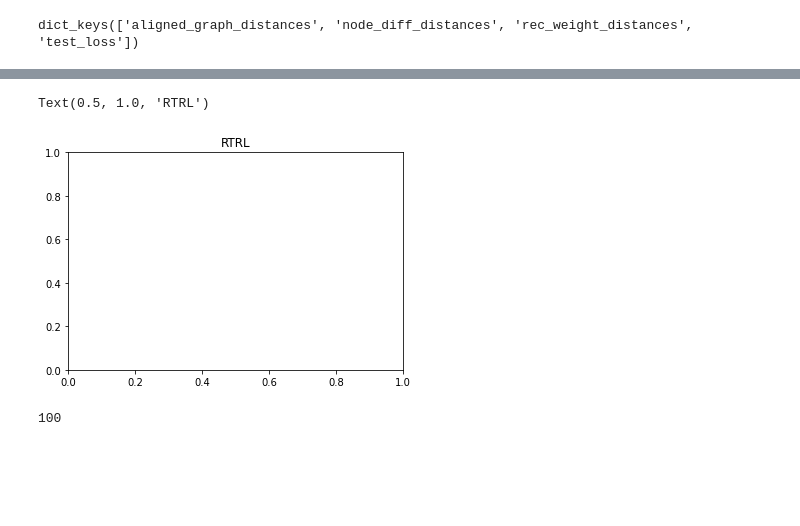
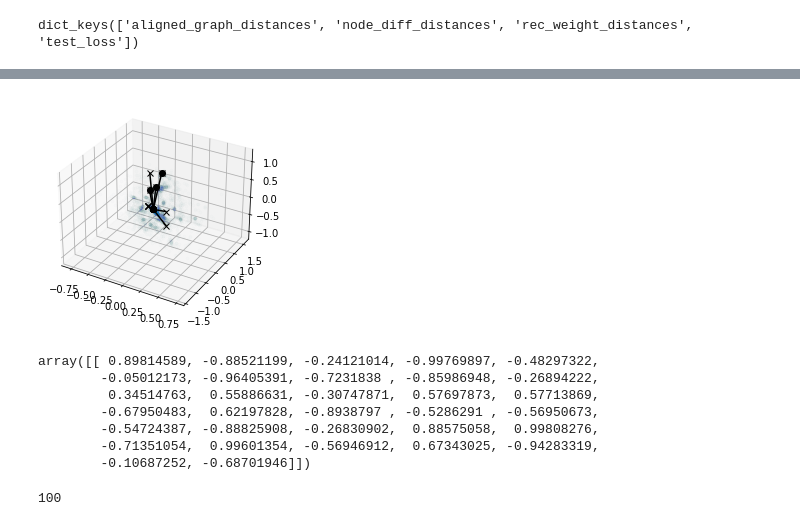
Before and after one commit to omarschall/learning-dynamics, a Jupyter notebook: notebooks/dynamics_training_run.ipynb, the cells around one changed output, grey strips where cells are left out. Drawn from its saved outputs; the diff is of its cells as text; code cells hidden in the pictures; blank space fills up the shorter version.

```diff
--- a/notebooks/dynamics_training_run.ipynb
+++ b/notebooks/dynamics_training_run.ipynb
@@ -80 +80,3 @@ plot_output_from_checkpoint(sim.checkpoints[sorted(sim.checkpoints.keys())[-1]],
+# %%
+file_name = 'low_lr_RTRL_dense'
 # %%
@@ -199,4 +195,28 @@ figs_path = 'figs/compare_algorithms/'
 # %%
+saved_run_name = file_name
+analysis_job_name = 'analyze_{}'.format(saved_run_name)
+compare_job_name = 'compare_{}'.format(saved_run_name)
+
+results_dir = '/scratch/oem214/learning-dynamics/results/'
+
+analysis_result_path = os.path.join(results_dir, analysis_job_name)
+indices, checkpoints = unpack_analysis_results(analysis_result_path)
-# %% [output]
-Text(0.5, 1.0, 'RTRL')
-[figure, removed]
+# %%
+with open(os.path.join('saved_runs/', file_name), 'rb') as f:
+    saved_run = pickle.load(f)
+
+data = saved_run['task'].gen_data(0, 5000)
+i_checkpoint = 150500
+checkpoint = checkpoints['checkpoint_{}'.format(i_checkpoint)]
+transform = Vanilla_PCA(checkpoint, data)
+ssa_2 = State_Space_Analysis(checkpoint, data, transform=transform)
+ssa_2 = plot_checkpoint_results(checkpoint, data, ssa=ssa_2,
+                                plot_cluster_means=False,
+                                eig_norm_color=False,
+                                plot_test_points=True,
+                                plot_fixed_points=False,
+                                plot_graph_structure=True,
+                                n_test_samples=None,
+                                graph_key='adjacency_matrix')
+# %% [output]
+[figure, added]
@@ -203,3 +234,15 @@ Text(0.5, 1.0, 'RTRL')
+# %%
+i_checkpoint = 151000
+checkpoint = checkpoints['checkpoint_{}'.format(i_checkpoint)]
+checkpoint['nodes']
+# %% [output]
+array([[ 0.89814589, -0.88521199, -0.24121014, -0.99769897, -0.48297322,
+        -0.05012173, -0.96405391, -0.7231838 , -0.85986948, -0.26894222,
+         0.34514763,  0.55886631, -0.30747871,  0.57697873,  0.57713869,
+        -0.67950483,  0.62197828, -0.8938797 , -0.5286291 , -0.56950673,
+        -0.54724387, -0.88825908, -0.26830902,  0.88575058,  0.99808276,
+        -0.71351054,  0.99601354, -0.56946912,  0.67343025, -0.94283319,
+        -0.10687252, -0.68701946]])
 # %%
 analysis_job_name = 'analyze_scratch'
 compare_job_name = 'compare_scratch'
```
Also changed, not shown: parts of 11 cells of this notebook, 20 other files.
